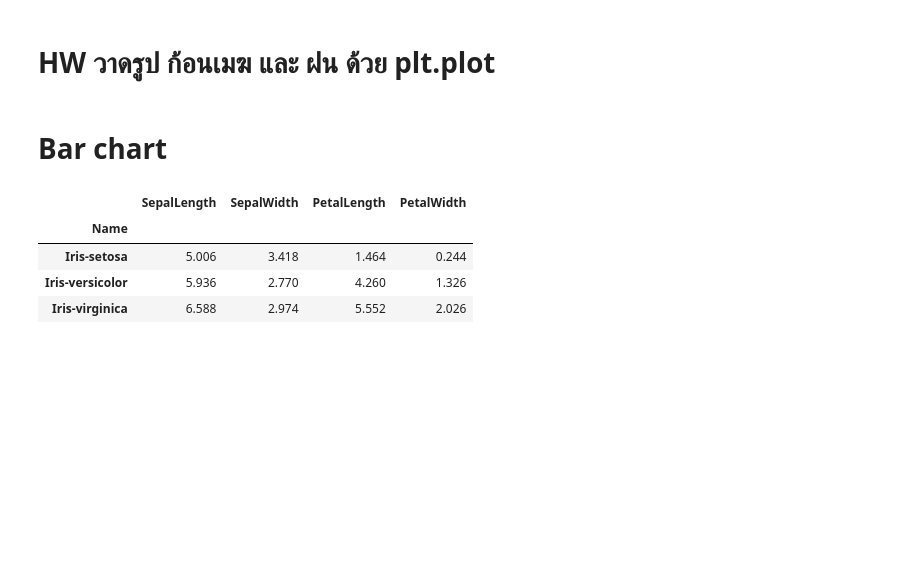
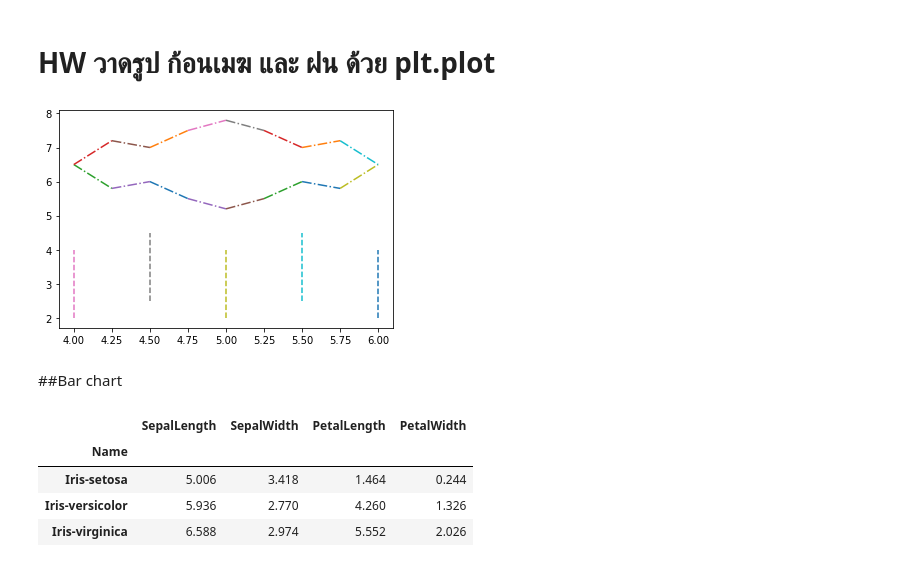
Before and after one commit to Khamsaen2489/data_viz_2022, a Jupyter notebook: DataViz04_Data_Comparison.ipynb, the cells around one changed output. Drawn from its saved outputs; the diff is of its cells as text; code cells hidden in the pictures; blank space fills up the shorter version.

```diff
--- a/DataViz04_Data_Comparison.ipynb
+++ b/DataViz04_Data_Comparison.ipynb
@@ -157,8 +157,45 @@ plt.ylabel('size (cm)');
 [figure]
 # %% [markdown]
 # HW วาดรูป ก้อนเมฆ และ ฝน ด้วย plt.plot
+# %%
+#plt.plot([4,5,6],[6.5,8,6.5])
+#plt.plot([4,5,6],[6.5,5,6.5])
+ls='-.'
+
+
+plt.plot([4.5,4.75],[6,5.5],linestyle=ls)
+plt.plot([4.5,4.75],[7,7.5],linestyle=ls)
+plt.plot([4,4.25],[6.5,5.8],linestyle=ls)
+plt.plot([4,4.25],[6.5,7.2],linestyle=ls)
+plt.plot([4.25,4.5],[5.8,6],linestyle=ls)
+plt.plot([4.25,4.5],[7.2,7],linestyle=ls)
+plt.plot([4.75,5],[7.5,7.8],linestyle=ls)
+plt.plot([5,5.25],[7.8,7.5],linestyle=ls)
+
+
+
+
+plt.plot([5.75,6],[5.8,6.5],linestyle=ls)
+plt.plot([5.75,6],[7.2,6.5],linestyle=ls)
+plt.plot([5.5,5.75],[6,5.8],linestyle=ls)
+plt.plot([5.5,5.75],[7,7.2],linestyle=ls)
+plt.plot([5.25,5.5],[5.5,6],linestyle=ls)
+plt.plot([5.25,5.5],[7.5,7],linestyle=ls)
+plt.plot([4.75,5],[5.5,5.2],linestyle=ls)
+plt.plot([5,5.25],[5.2,5.5],linestyle=ls)
+
+
+plt.plot([4,4,4],[2,3,4],linestyle='--')
+plt.plot([4.5,4.5,4.5],[2.5,3,4.5],linestyle='--')
+plt.plot([5,5,5],[2,3,4],linestyle='--')
+plt.plot([5.5,5.5,5.5],[2.5,3,4.5],linestyle='--')
+plt.plot([6,6,6],[2,3,4],linestyle='--')
+
+plt.show()
+# %% [output]
+[figure, added]
 # %% [markdown]
- # Bar chart
+##Bar chart
 # %%
 sample_data
 # %% [output]
```
Also changed, not shown: parts of 52 cells of this notebook.
